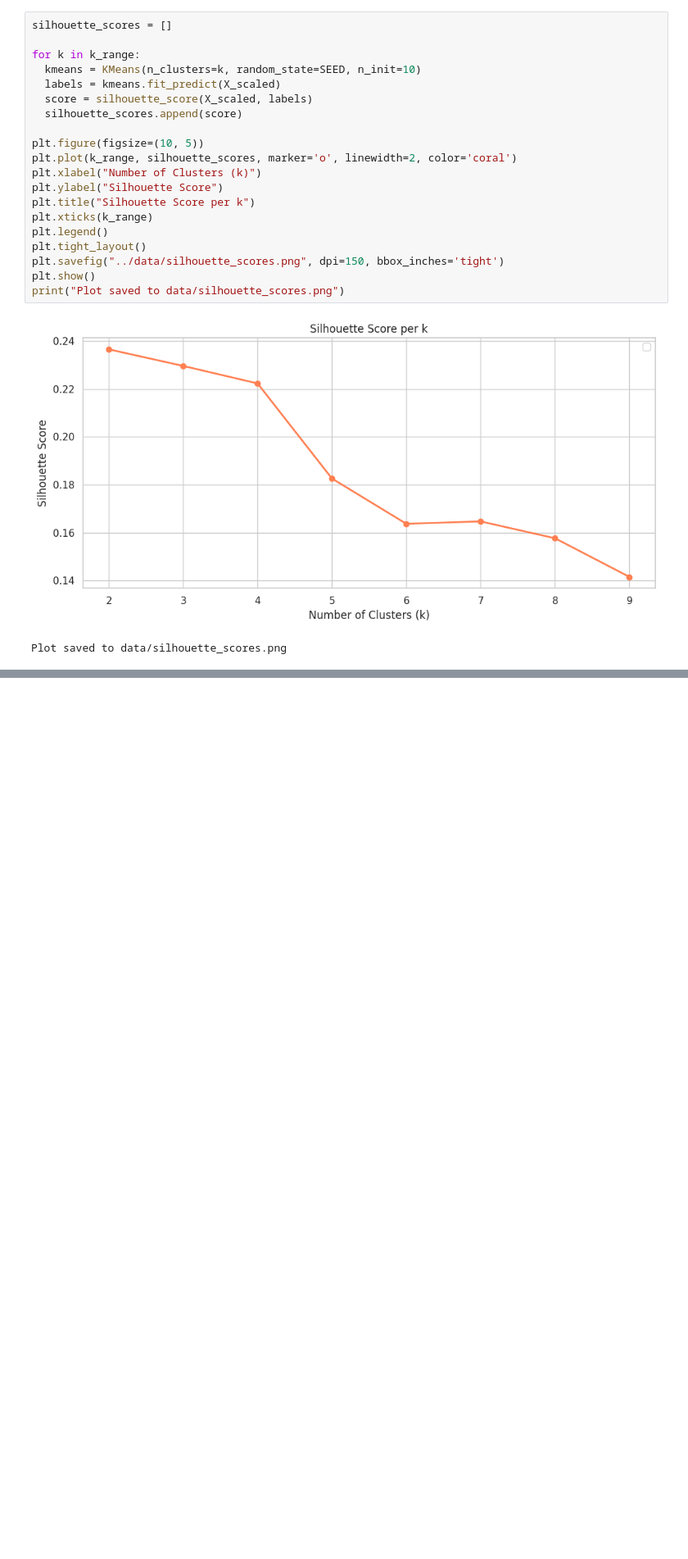
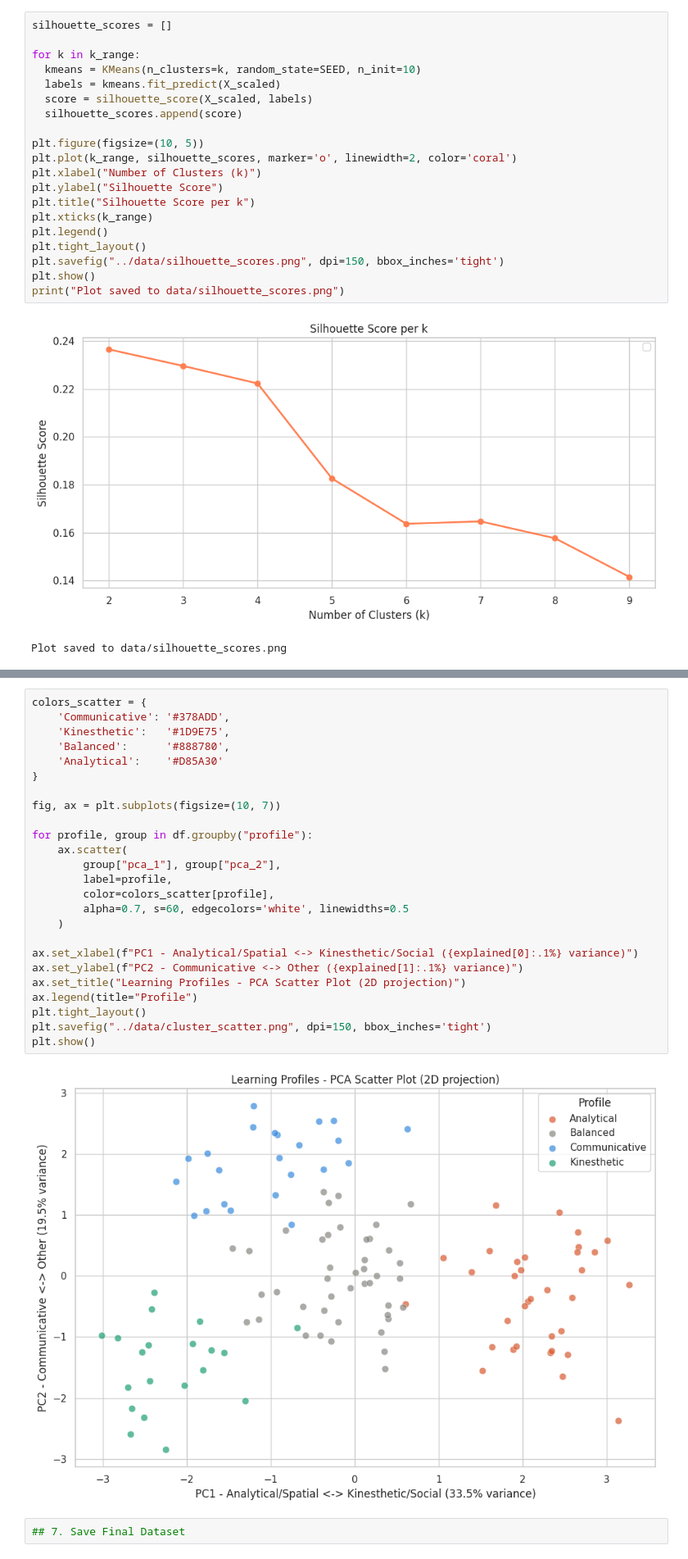
Before and after one commit to viniwenz/learning-profile-analysis, a Jupyter notebook: notebooks/02_modeling.ipynb, the cells around one changed output, grey strips where cells are left out. Shown at 82% size. Saved outputs shown, nothing was run; the diff lists cells and outputs as text; blank space fills up the shorter version.

```diff
--- a/notebooks/02_modeling.ipynb
+++ b/notebooks/02_modeling.ipynb
@@ -214,0 +406,29 @@ aligning with the four archetypes defined in the theoretical framework.
+# %%
+colors_scatter = {
+    'Communicative': '#378ADD',
+    'Kinesthetic':   '#1D9E75',
+    'Balanced':      '#888780',
+    'Analytical':    '#D85A30'
+}
+
+fig, ax = plt.subplots(figsize=(10, 7))
+
+for profile, group in df.groupby("profile"):
+    ax.scatter(
+        group["pca_1"], group["pca_2"],
+        label=profile,
+        color=colors_scatter[profile],
+        alpha=0.7, s=60, edgecolors='white', linewidths=0.5
+    )
+
+ax.set_xlabel(f"PC1 - Analytical/Spatial <-> Kinesthetic/Social ({explained[0]:.1%} variance)")
+ax.set_ylabel(f"PC2 - Communicative <-> Other ({explained[1]:.1%} variance)")
+ax.set_title("Learning Profiles - PCA Scatter Plot (2D projection)")
+ax.legend(title="Profile")
+plt.tight_layout()
+plt.savefig("../data/cluster_scatter.png", dpi=150, bbox_inches='tight')
+plt.show()
+# %% [output]
+[figure, added]
+# %%
+## 7. Save Final Dataset
```
Also changed, not shown: parts of 16 cells of this notebook, 5 other files.
